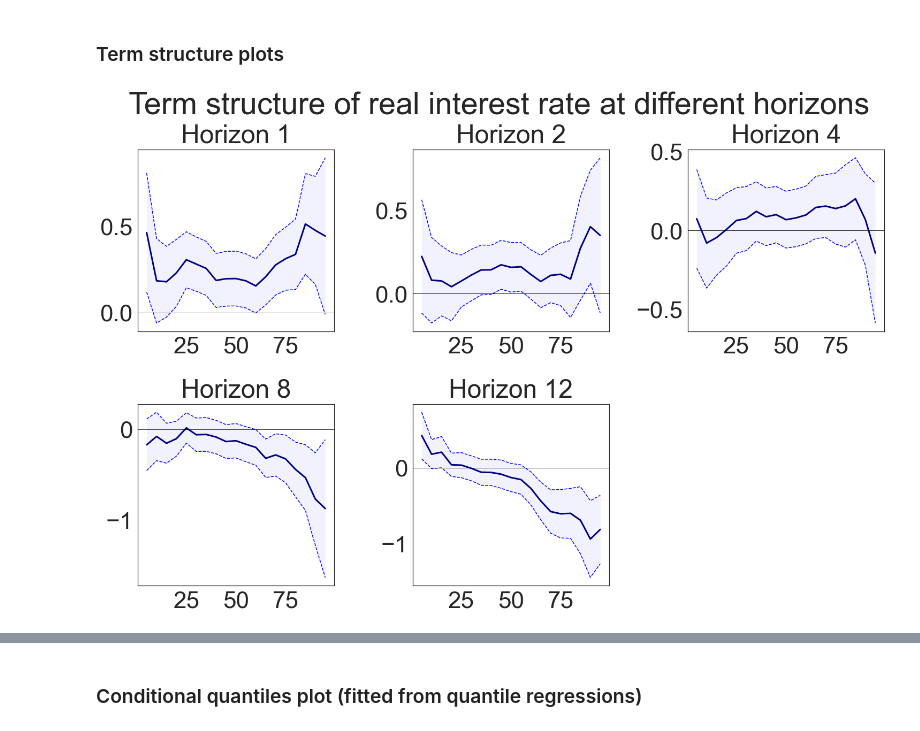
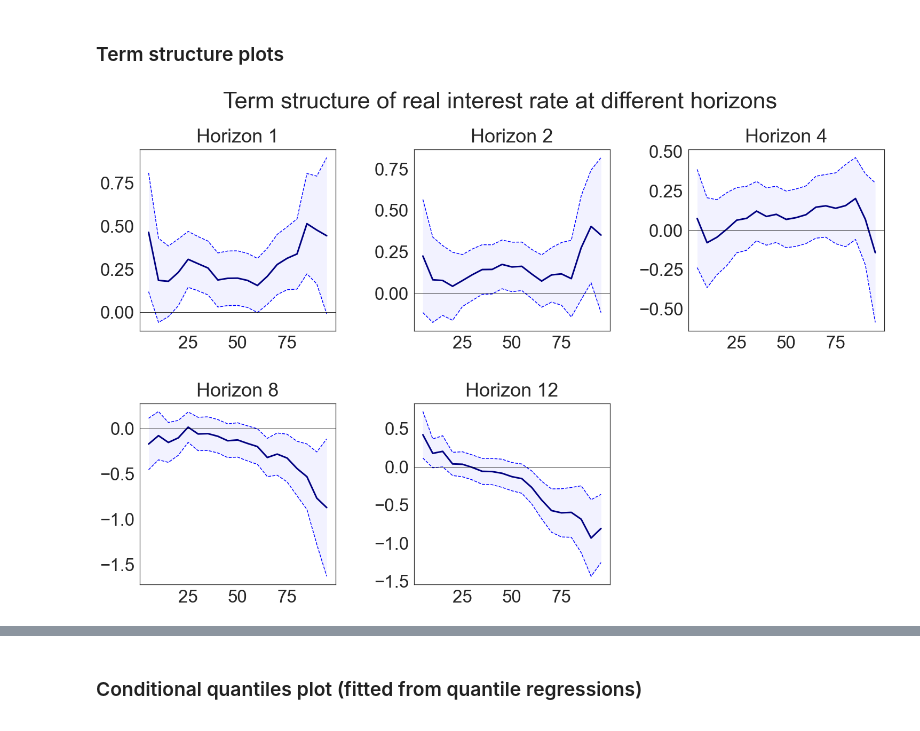
Before and after one commit to romainlafarguette/quantileproj, a Jupyter notebook: Local Quantile Projections.ipynb, the cells around one changed output, grey strips where cells are left out. Cells and saved outputs as stored; diff of their text form; code cells hidden in the pictures.

Commit message:
Add the term structure plots and fix the scale font

```diff
--- a/Local Quantile Projections.ipynb
+++ b/Local Quantile Projections.ipynb
@@ -142,9 +142,9 @@ plt.show()
 # %% [markdown]
 ### Term structure plots
 # %%
-sns.set(style='white', font_scale=4, palette='deep', font='Arial') # Style
+sns.set(style='white', font_scale=3, palette='deep', font='Arial') # Style
 qr_fit.plot.term_structure(variable='realint', title='Term structure of real interest rate at different horizons')
 plt.subplots_adjust(hspace=0.4, wspace=0.4)
 plt.show()
 # %% [output]
-[figure, old version]
+[figure, new version]
```
Also changed, not shown: parts of 1 cell of this notebook.
